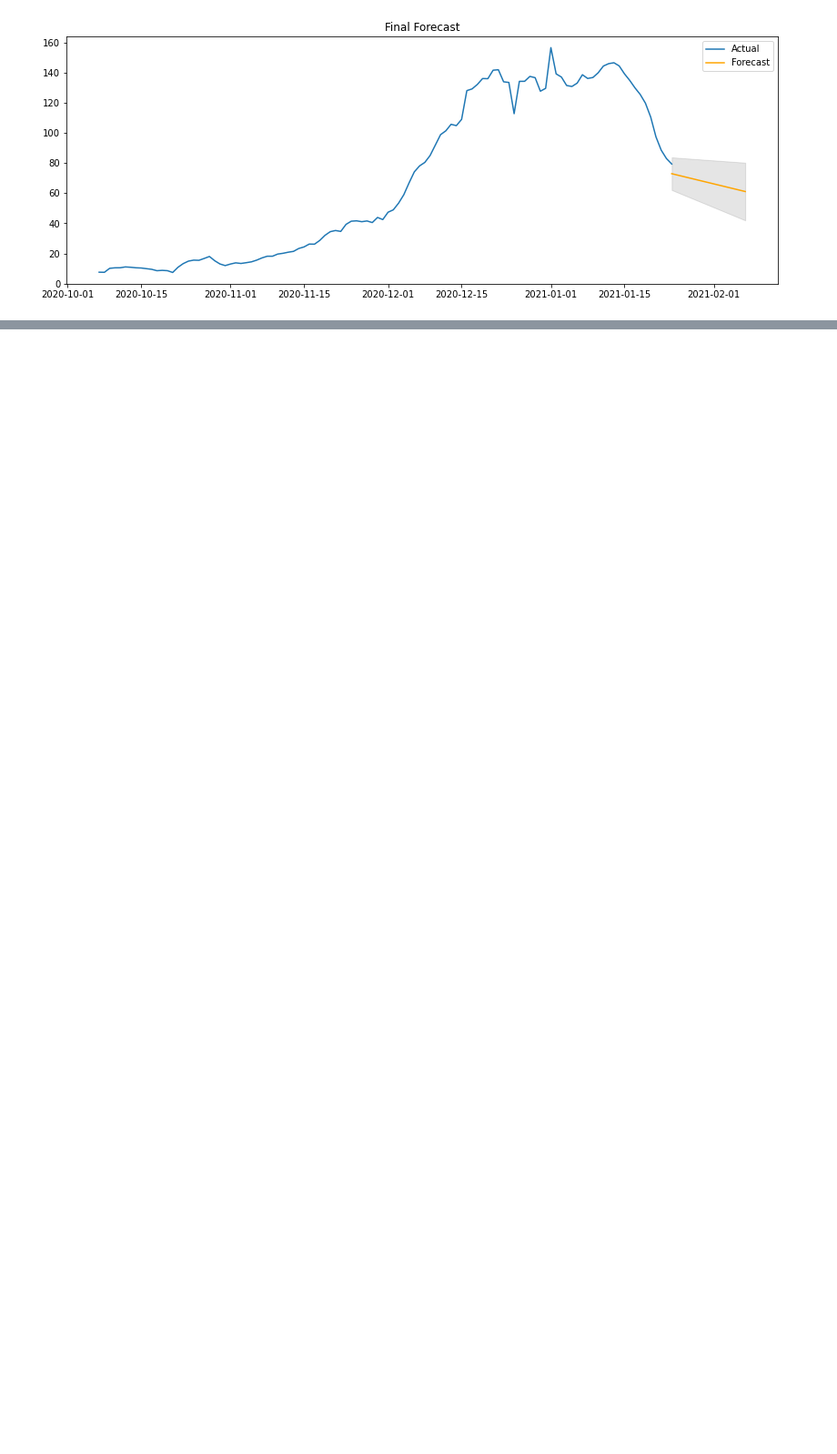
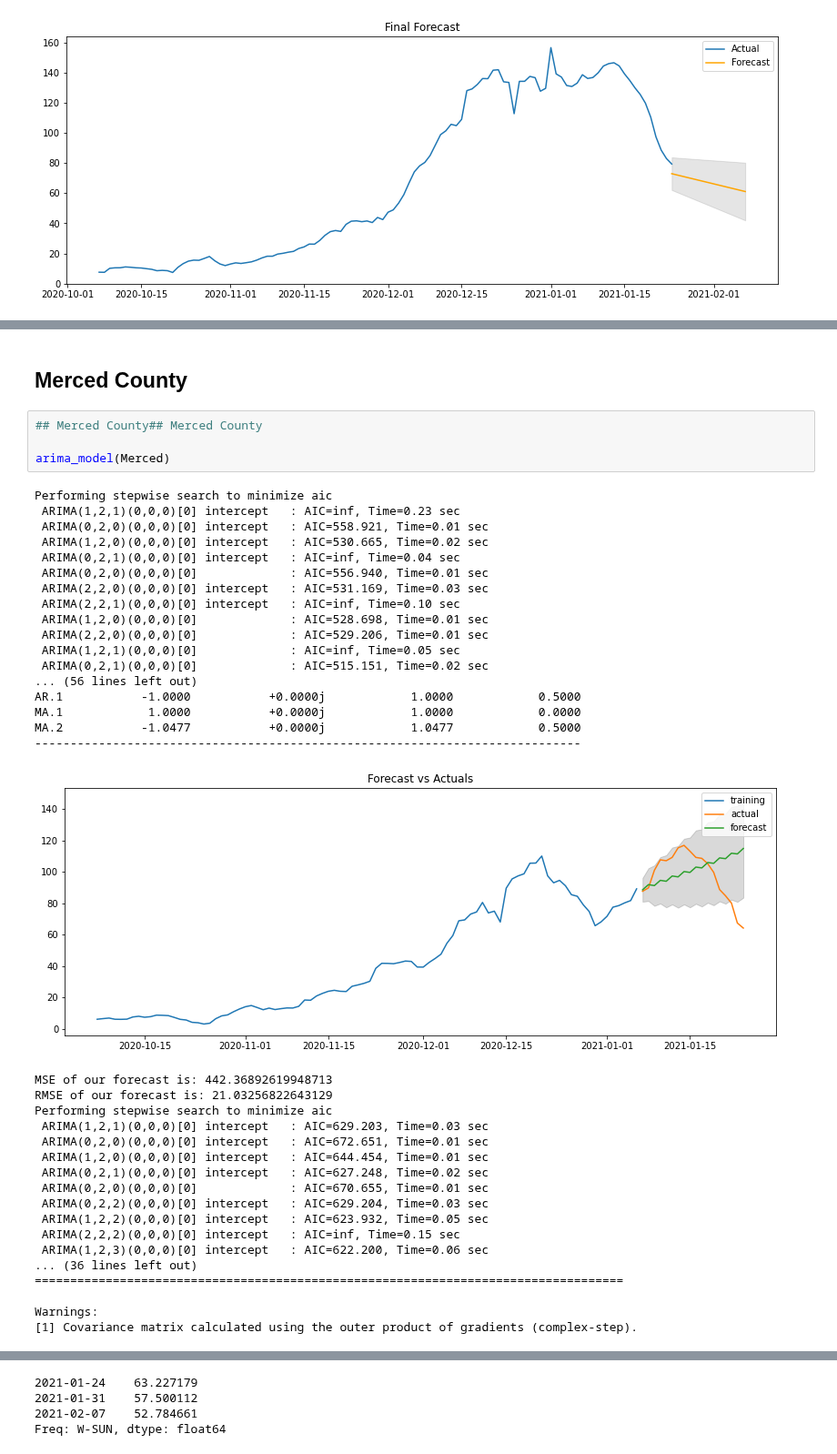
Before and after one commit to lettywu/COVID-19-vaccinations, a Jupyter notebook: alyssia/ARIMA_model.ipynb, the cells around one changed output, grey strips where cells are left out. Shown at 91% size. Cells and saved outputs as stored; diff of their text form; blank space fills up the shorter version.

```diff
--- a/alyssia/ARIMA_model.ipynb
+++ b/alyssia/ARIMA_model.ipynb
@@ -366,0 +616,42 @@ plt.show()
+# %% [markdown]
+## Merced County
+# %%
+## Merced County## Merced County
+
+arima_model(Merced)
+# %% [output]
+Performing stepwise search to minimize aic
+ ARIMA(1,2,1)(0,0,0)[0] intercept   : AIC=inf, Time=0.23 sec
+ ARIMA(0,2,0)(0,0,0)[0] intercept   : AIC=558.921, Time=0.01 sec
+ ARIMA(1,2,0)(0,0,0)[0] intercept   : AIC=530.665, Time=0.02 sec
+ ARIMA(0,2,1)(0,0,0)[0] intercept   : AIC=inf, Time=0.04 sec
+ ARIMA(0,2,0)(0,0,0)[0]             : AIC=556.940, Time=0.01 sec
+ ARIMA(2,2,0)(0,0,0)[0] intercept   : AIC=531.169, Time=0.03 sec
+ ARIMA(2,2,1)(0,0,0)[0] intercept   : AIC=inf, Time=0.10 sec
+ ARIMA(1,2,0)(0,0,0)[0]             : AIC=528.698, Time=0.01 sec
+ ARIMA(2,2,0)(0,0,0)[0]             : AIC=529.206, Time=0.01 sec
+ ARIMA(1,2,1)(0,0,0)[0]             : AIC=inf, Time=0.05 sec
+ ARIMA(0,2,1)(0,0,0)[0]             : AIC=515.151, Time=0.02 sec
+... (56 lines left out)
+AR.1           -1.0000           +0.0000j            1.0000            0.5000
+MA.1            1.0000           +0.0000j            1.0000            0.0000
+MA.2           -1.0477           +0.0000j            1.0477            0.5000
+-----------------------------------------------------------------------------
+[figure, added]
+MSE of our forecast is: 442.36892619948713
+RMSE of our forecast is: 21.03256822643129
+Performing stepwise search to minimize aic
+ ARIMA(1,2,1)(0,0,0)[0] intercept   : AIC=629.203, Time=0.03 sec
+ ARIMA(0,2,0)(0,0,0)[0] intercept   : AIC=672.651, Time=0.01 sec
+ ARIMA(1,2,0)(0,0,0)[0] intercept   : AIC=644.454, Time=0.01 sec
+ ARIMA(0,2,1)(0,0,0)[0] intercept   : AIC=627.248, Time=0.02 sec
+ ARIMA(0,2,0)(0,0,0)[0]             : AIC=670.655, Time=0.01 sec
+ ARIMA(0,2,2)(0,0,0)[0] intercept   : AIC=629.204, Time=0.03 sec
+ ARIMA(1,2,2)(0,0,0)[0] intercept   : AIC=623.932, Time=0.05 sec
+ ARIMA(2,2,2)(0,0,0)[0] intercept   : AIC=inf, Time=0.15 sec
+ ARIMA(1,2,3)(0,0,0)[0] intercept   : AIC=622.200, Time=0.06 sec
+... (36 lines left out)
+===================================================================================
+
+Warnings:
+[1] Covariance matrix calculated using the outer product of gradients (complex-step).
@@ -366,0 +659,4 @@ plt.show()
+2021-01-24    63.227179
+2021-01-31    57.500112
+2021-02-07    52.784661
+Freq: W-SUN, dtype: float64
```
Also changed, not shown: parts of 16 cells of this notebook, 1 other file.
